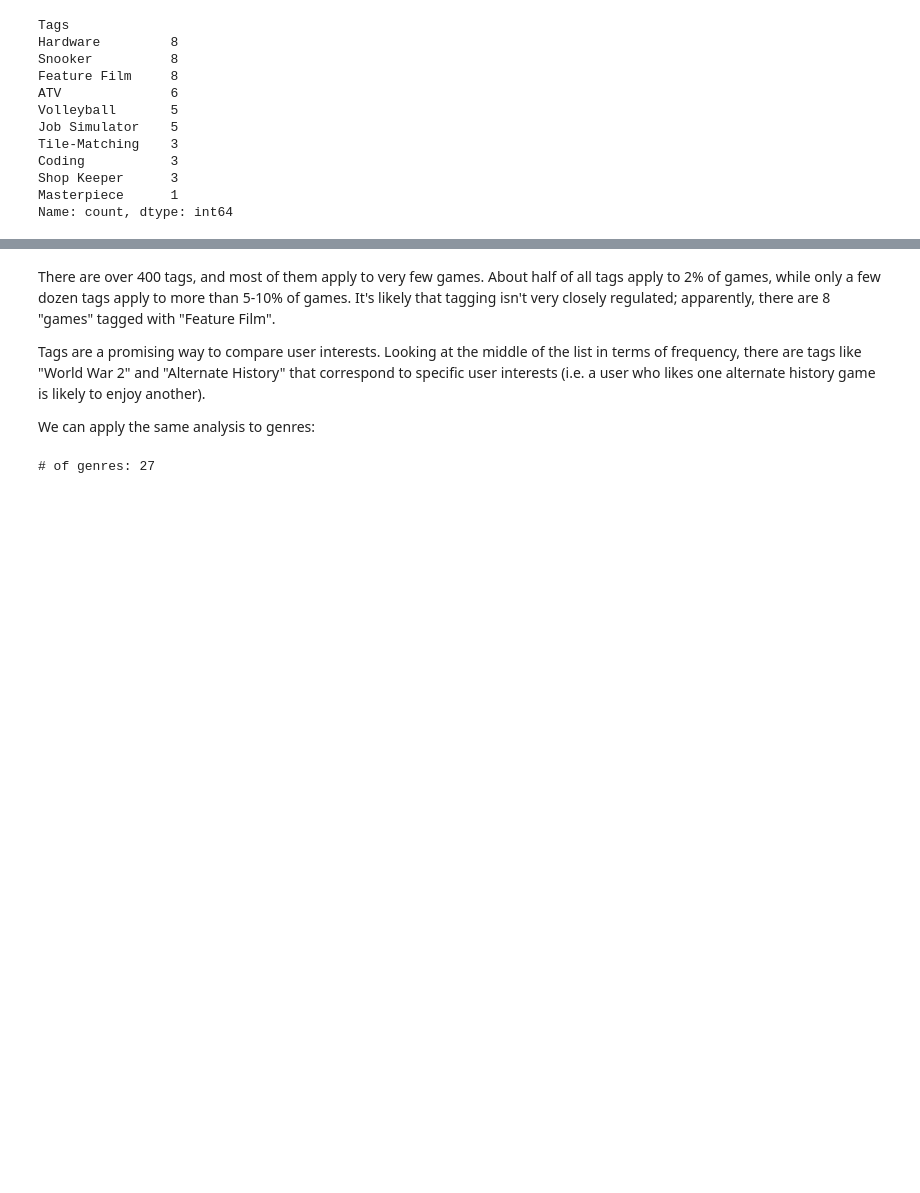
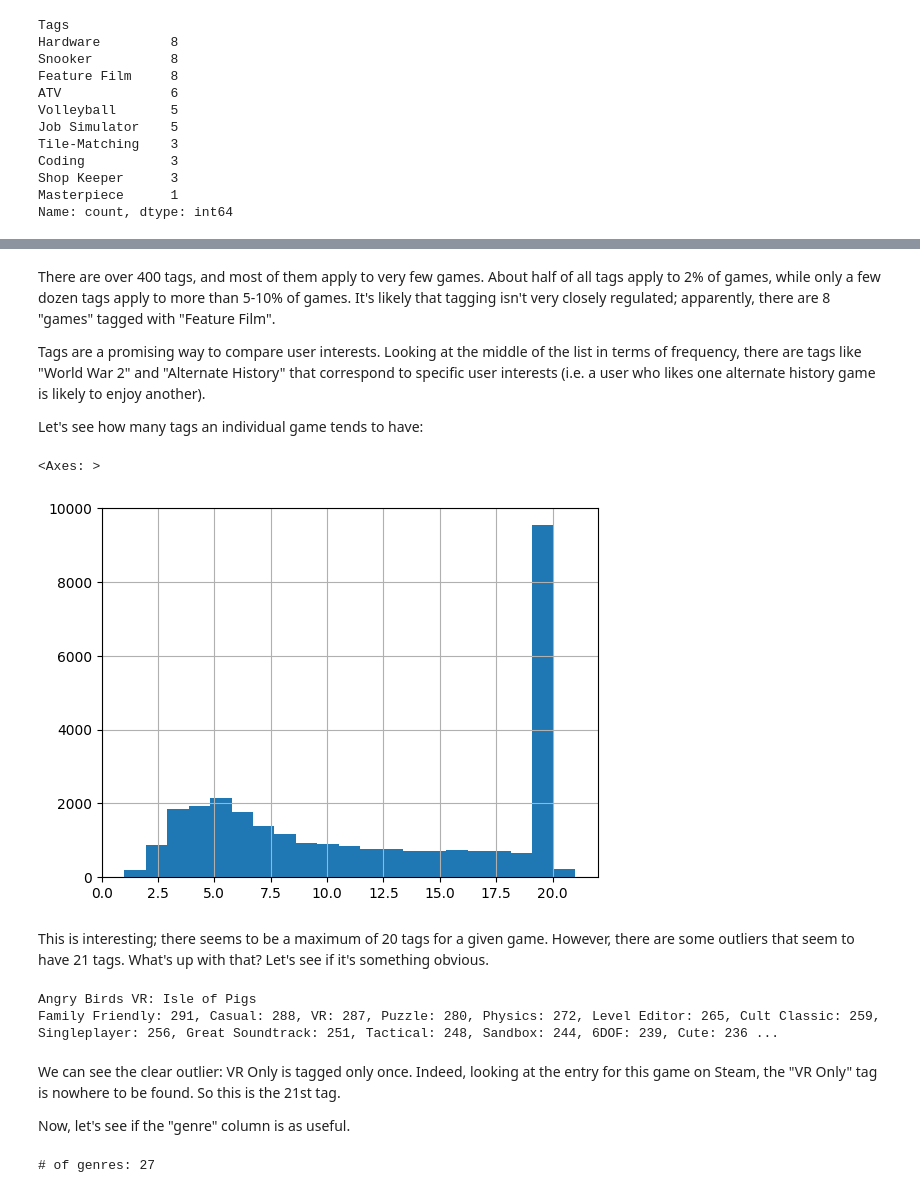
Before and after one commit to wallysands/csci5523project, a Jupyter notebook: Exploratory_Data_Analysis.ipynb, the cells around one changed output, grey strips where cells are left out. Saved outputs shown, nothing was run; the diff lists cells and outputs as text; code cells hidden in the pictures; blank space fills up the shorter version.

```diff
--- a/Exploratory_Data_Analysis.ipynb
+++ b/Exploratory_Data_Analysis.ipynb
@@ -149,7 +143,25 @@ There are over 400 tags, and most of them apply to very few games. About half of
 
 Tags are a promising way to compare user interests. Looking at the middle of the list in terms of frequency, there are tags like "World War 2" and "Alternate History" that correspond to specific user interests (i.e. a user who likes one alternate history game is likely to enjoy another).
 
-We can apply the same analysis to genres:
+Let's see how many tags an individual game tends to have:
+# %%
+num_tags = steam_df['Tags'].apply(lambda x: len(re.sub(": [0-9]+","",x).split(", ")))
+num_tags.hist(bins=21)
+# %% [output]
+<Axes: >
+[figure, added]
+# %% [markdown]
+This is interesting; there seems to be a maximum of 20 tags for a given game. However, there are some outliers that seem to have 21 tags. What's up with that? Let's see if it's something obvious.
+# %%
+print(steam_df[num_tags==21].iloc[0]['Name'])
+print(steam_df[num_tags==21].iloc[0]['Tags'])
+# %% [output]
+Angry Birds VR: Isle of Pigs
+Family Friendly: 291, Casual: 288, VR: 287, Puzzle: 280, Physics: 272, Level Editor: 265, Cult Classic: 259, Singleplayer: 256, Great Soundtrack: 251, Tactical: 248, Sandbox: 244, 6DOF: 239, Cute: 236 ...
+# %% [markdown]
+We can see the clear outlier: VR Only is tagged only once. Indeed, looking at the entry for this game on Steam, the "VR Only" tag is nowhere to be found. So this is the 21st tag.
+
+Now, let's see if the "genre" column is as useful.
 # %%
 genre_counts = steam_df['Genre'].apply(lambda x: x.split(", ")).explode().value_counts()
 # Most popular genres
```
Also changed, not shown: parts of 4 cells of this notebook, 1 other file.
